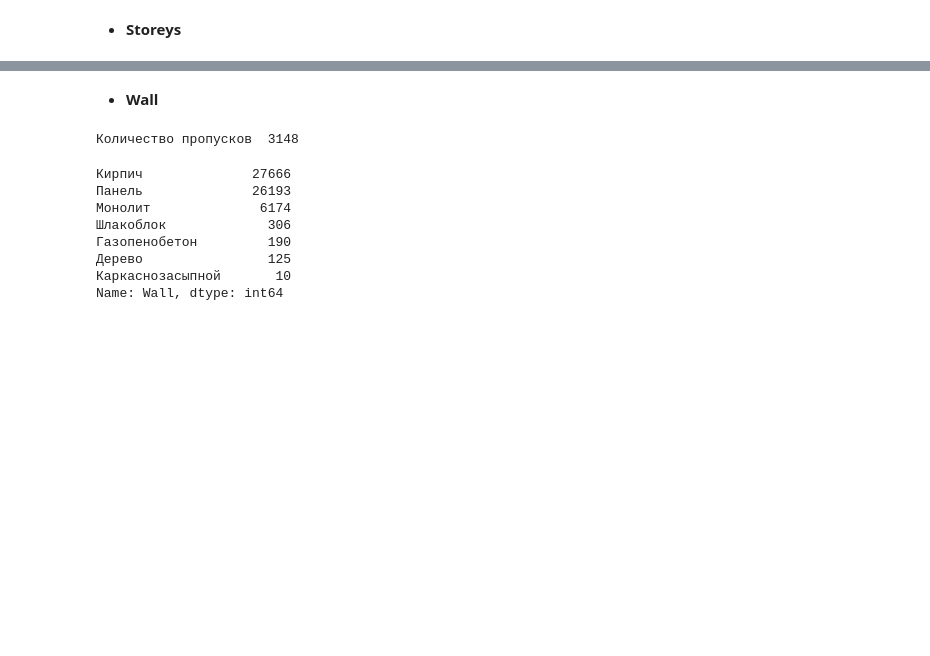
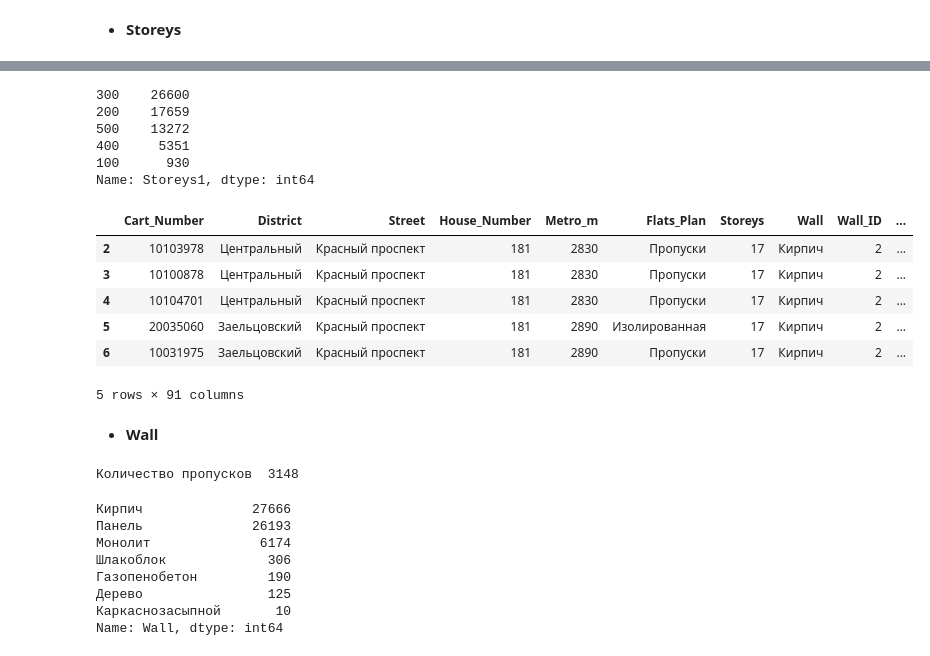
Before and after one commit to volkovstanislav/machine-learning, a Jupyter notebook: develop.ipynb, the cells around one changed output, grey strips where cells are left out. Cells and saved outputs as stored; diff of their text form; code cells hidden in the pictures; blank space fills up the shorter version.

```diff
--- a/develop.ipynb
+++ b/develop.ipynb
@@ -607,3 +702,29 @@ Name: Storeys, dtype: int64
+# %%
+data["Storeys1"] = np.where(data["Storeys"].isin([0,1,2]),100,data["Storeys"])
+data["Storeys1"] = np.where(data["Storeys"].isin([3,4,5]),200,data["Storeys1"])
+data["Storeys1"] = np.where(data["Storeys"].isin([6,7,8,9,10]),300,data["Storeys1"])
+data["Storeys1"] = np.where(data["Storeys"].isin([11,12,13,14,15,16]),400,data["Storeys1"])
+data["Storeys1"] = np.where(data["Storeys"].isin([17,18,19,20,21,22,23,24,25,26,27,28]),500,data["Storeys1"])
+# %%
+data["Storeys1"].value_counts()
+# %% [output]
+300    26600
+200    17659
+500    13272
+400     5351
+100      930
+Name: Storeys1, dtype: int64
+# %%
+data = pd.get_dummies(data=data,columns=["Storeys1"],prefix="storeys1")
+data.head()
+# %% [output]
+|  | Cart_Number | District | Street | House_Number | Metro_m | Flats_Plan | Storeys | Wall | Wall_ID | ... |
+| 2 | 10103978 | Центральный | Красный проспект | 181 | 2830 | Пропуски | 17 | Кирпич | 2 | ... |
+| 3 | 10100878 | Центральный | Красный проспект | 181 | 2830 | Пропуски | 17 | Кирпич | 2 | ... |
+| 4 | 10104701 | Центральный | Красный проспект | 181 | 2830 | Пропуски | 17 | Кирпич | 2 | ... |
+| 5 | 20035060 | Заельцовский | Красный проспект | 181 | 2890 | Изолированная | 17 | Кирпич | 2 | ... |
+| 6 | 10031975 | Заельцовский | Красный проспект | 181 | 2890 | Пропуски | 17 | Кирпич | 2 | ... |
+5 rows × 91 columns
 # %%
 data.drop(["Storeys"],axis=1, inplace=True)
 # %% [markdown]
```
Also changed, not shown: parts of 67 cells of this notebook.
